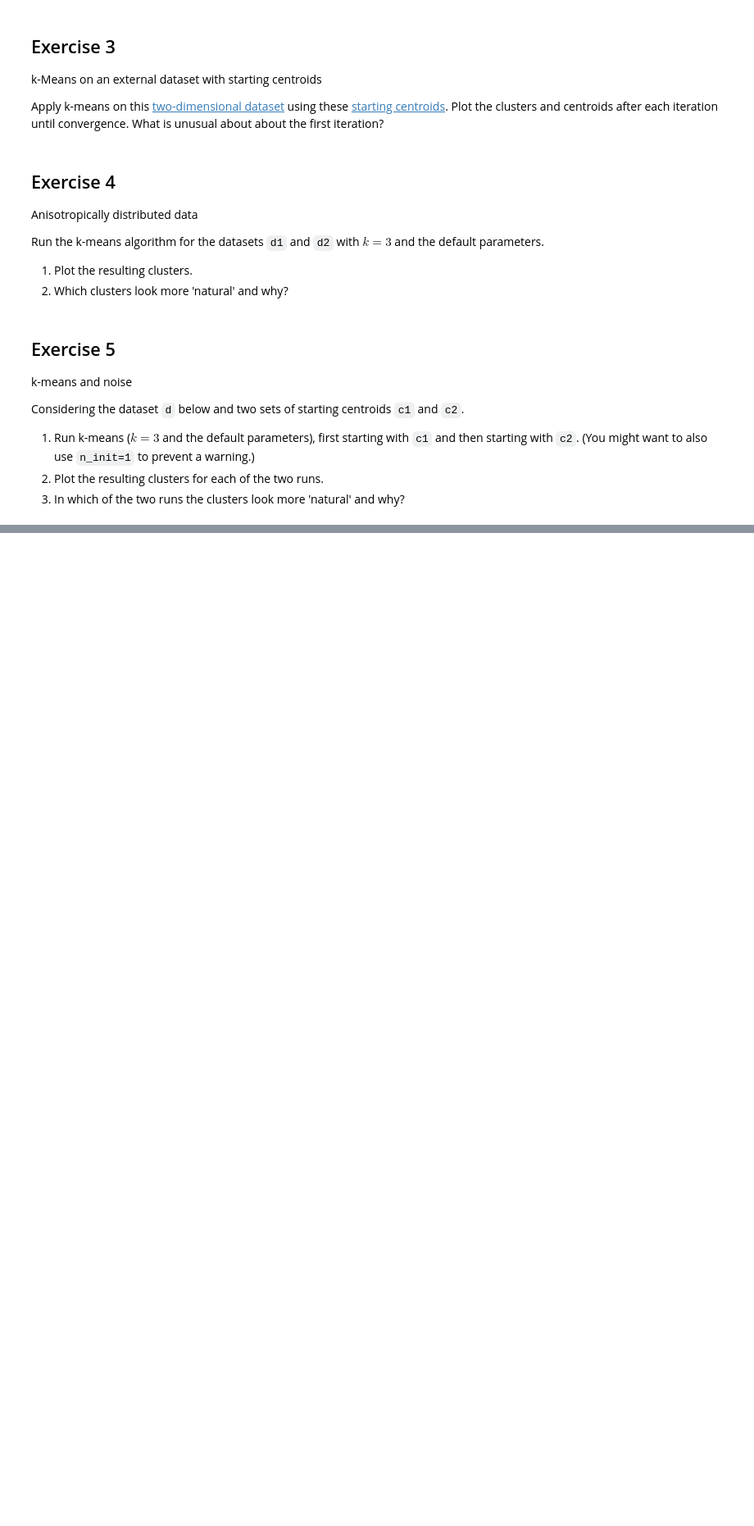
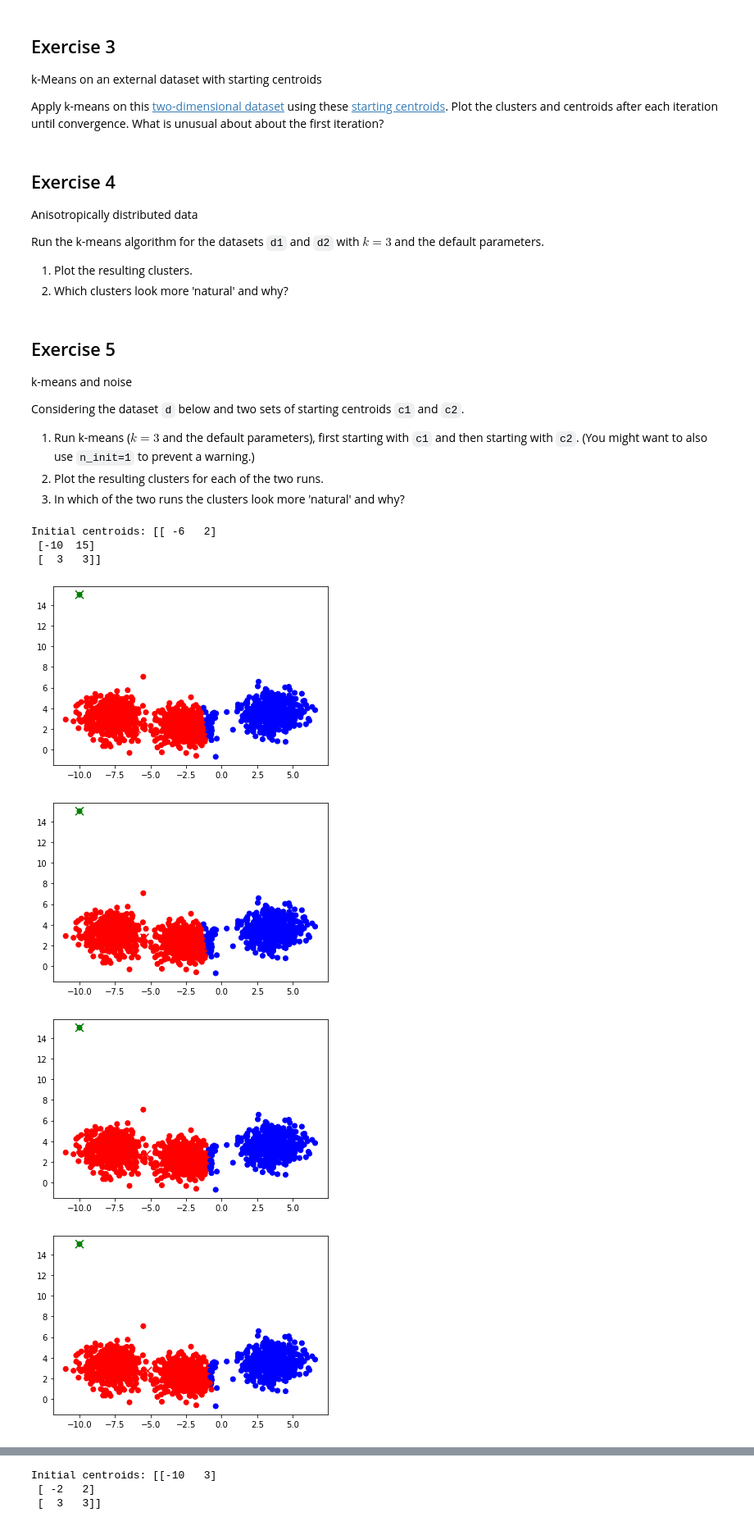
Before and after one commit to radumarinoiu/companion-lab, a Jupyter notebook: Lab11-Exercises.ipynb, the cells around one changed output, grey strips where cells are left out. Shown at 82% size. Saved outputs shown, nothing was run; the diff lists cells and outputs as text; code cells hidden in the pictures; blank space fills up the shorter version.

```diff
--- a/Lab11-Exercises.ipynb
+++ b/Lab11-Exercises.ipynb
@@ -97,12 +100,50 @@ Considering the dataset `d` below and two sets of starting centroids `c1` and `c
 # %%
 from sklearn.datasets import make_blobs
 import numpy as np
 
 n_samples = 1500
 random_state = 110
 d, _ = make_blobs(n_samples=n_samples, random_state=random_state)
 # Dataset
 d = np.append(d, [[-10, 15]], axis=0)
+
 # Starting centroids
 c1 = np.array([[-6, 2], [-10, 15], [3, 3]])
 c2 = np.array([[-10, 3], [-2, 2], [3, 3]])
+
+plt_figure = 0
+for init_centroids in [c1, c2]:
+    print("Initial centroids:", init_centroids)
+    km = KMeans(init=init_centroids, n_clusters=3, n_init=1, max_iter=1)
+    clusters = km.fit_predict(d)
+
+    # print(d)
+    # print(clusters)
+
+    for iteration in range(50):
+        km = KMeans(init=init_centroids, n_clusters=3, n_init=1, max_iter=iteration)
+        if iteration:
+            clusters = km.fit_predict(d)
+
+            if km.n_iter_ < iteration:  # Stop if KMeans converged
+                break
+
+            centroids = np.array(km.cluster_centers_)
+        else:
+            centroids = init_centroids
+
+        plt.figure(plt_figure)
+        plt_figure += 1
+        c = ListedColormap(['red', 'green', 'blue'])
+        plt.scatter(d[:,0], d[:,1], c=clusters, cmap=c)
+        plt.scatter(centroids[:,0], centroids[:,1], s=100, marker='x',
+                    c=range(len(init_centroids)), cmap=c)
+        plt.show()
+# %% [output]
+Initial centroids: [[ -6   2]
+ [-10  15]
+ [  3   3]]
+[figure, added]
+[figure, added]
+[figure, added]
+[figure, added]
@@ -108,0 +152,3 @@ c2 = np.array([[-10, 3], [-2, 2], [3, 3]])
+Initial centroids: [[-10   3]
+ [ -2   2]
+ [  3   3]]
```
Also changed, not shown: parts of 2 cells of this notebook.
